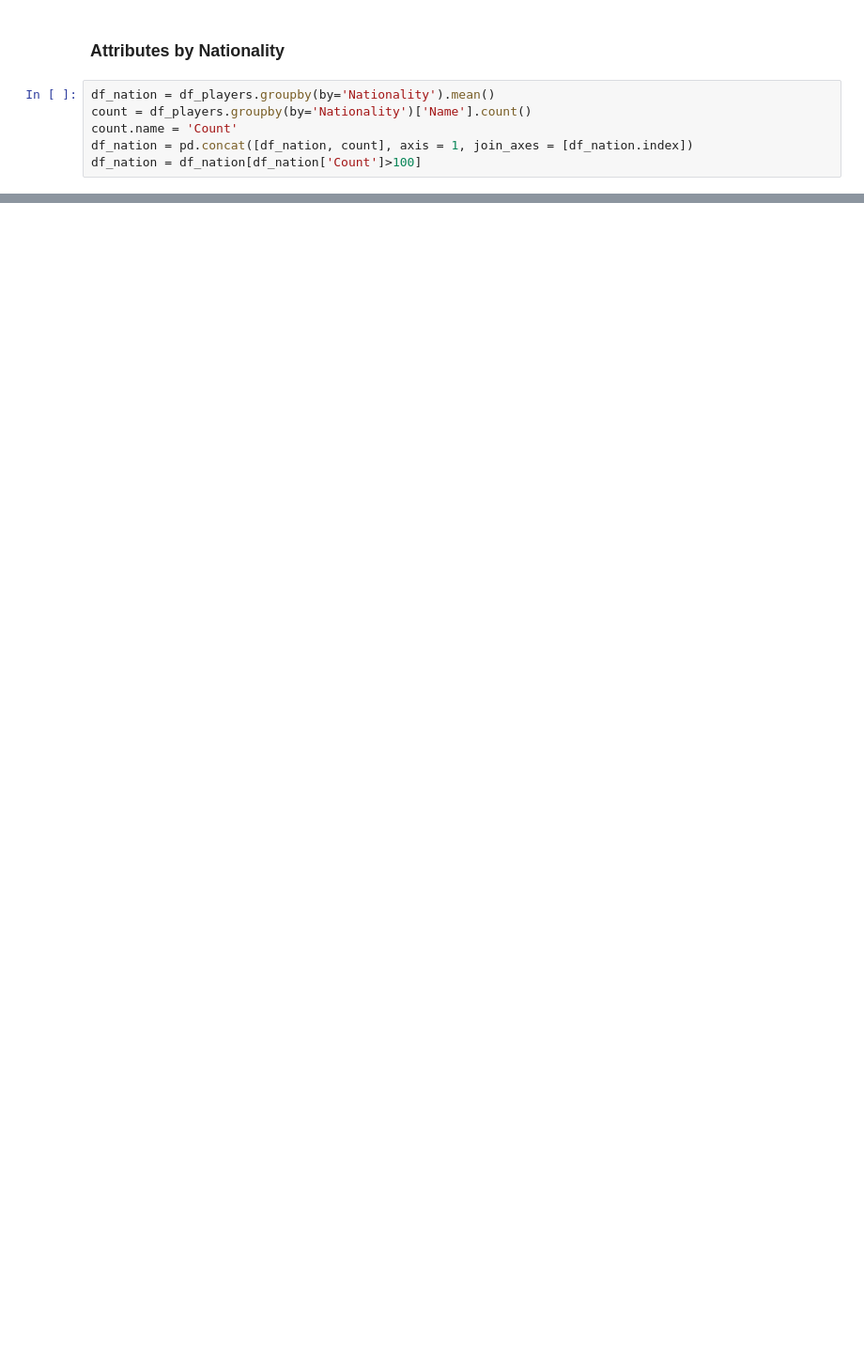
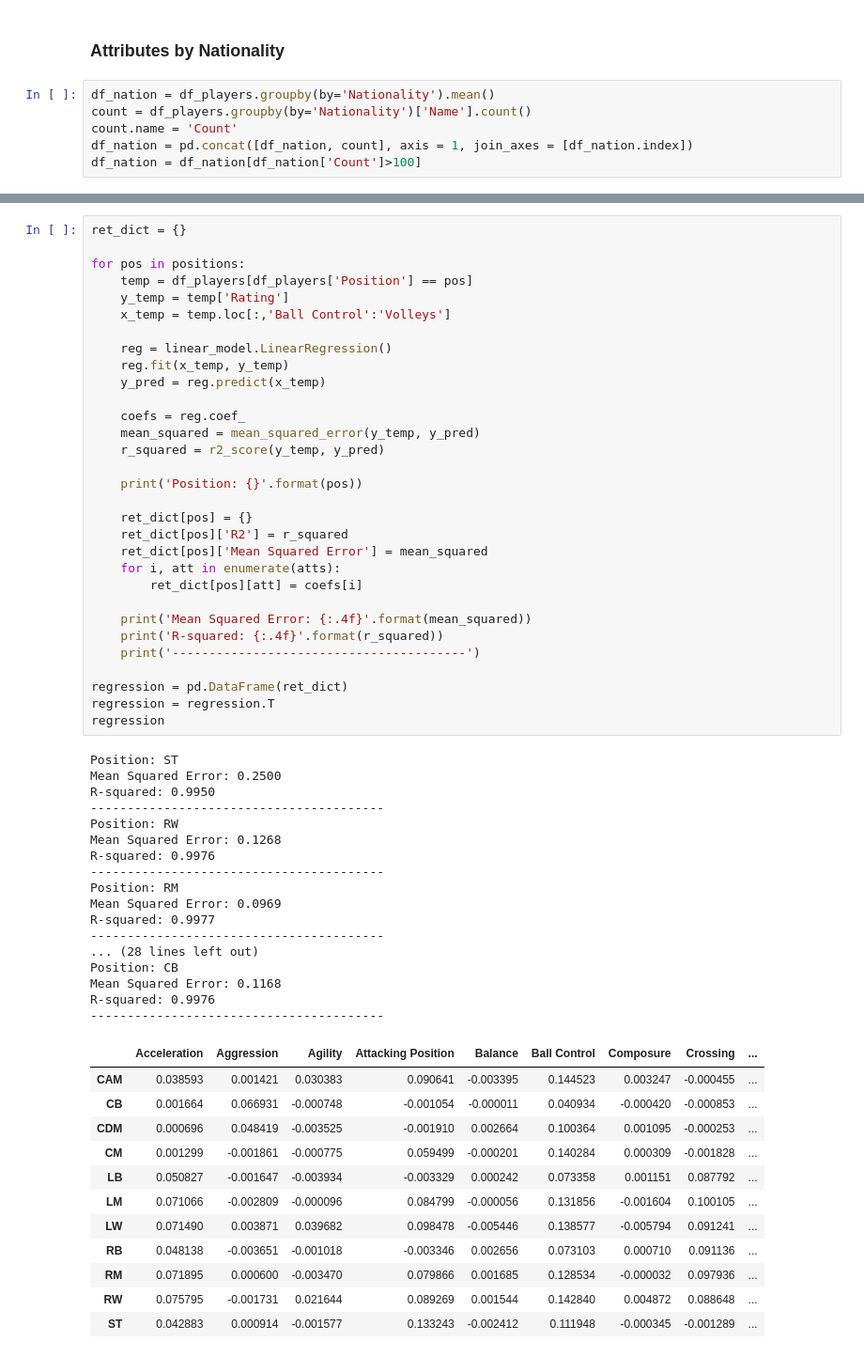
Before and after one commit to hergyherg/fifa17, a Jupyter notebook: Exploring FIFA 17 Data .ipynb, the cells around one changed output, grey strips where cells are left out. Shown at 94% size. Drawn from its saved outputs; the diff is of its cells as text; blank space fills up the shorter version.

Commit message:
Updated for regression and beginning of PCA

```diff
--- a/Exploring FIFA 17 Data .ipynb
+++ b/Exploring FIFA 17 Data .ipynb
@@ -329,0 +386,61 @@ ax = sns.heatmap(df_nation, center = 18, cmap = cmap, vmin = 1, vmax = 35, robus
+# %%
+ret_dict = {}
+
+for pos in positions:
+    temp = df_players[df_players['Position'] == pos]
+    y_temp = temp['Rating']
+    x_temp = temp.loc[:,'Ball Control':'Volleys']
+
+    reg = linear_model.LinearRegression()
+    reg.fit(x_temp, y_temp)
+    y_pred = reg.predict(x_temp)
+
+    coefs = reg.coef_
+    mean_squared = mean_squared_error(y_temp, y_pred)
+    r_squared = r2_score(y_temp, y_pred)
+
+    print('Position: {}'.format(pos))
+
+    ret_dict[pos] = {}
+    ret_dict[pos]['R2'] = r_squared
+    ret_dict[pos]['Mean Squared Error'] = mean_squared
+    for i, att in enumerate(atts):
+        ret_dict[pos][att] = coefs[i]
+
+    print('Mean Squared Error: {:.4f}'.format(mean_squared))
+    print('R-squared: {:.4f}'.format(r_squared))
+    print('----------------------------------------')
+
+regression = pd.DataFrame(ret_dict)
+regression = regression.T
+regression
+# %% [output]
+Position: ST
+Mean Squared Error: 0.2500
+R-squared: 0.9950
+----------------------------------------
+Position: RW
+Mean Squared Error: 0.1268
+R-squared: 0.9976
+----------------------------------------
+Position: RM
+Mean Squared Error: 0.0969
+R-squared: 0.9977
+----------------------------------------
+... (28 lines left out)
+Position: CB
+Mean Squared Error: 0.1168
+R-squared: 0.9976
+----------------------------------------
+|  | Acceleration | Aggression | Agility | Attacking Position | Balance | Ball Control | Composure | Crossing | ... |
+| CAM | 0.038593 | 0.001421 | 0.030383 | 0.090641 | -0.003395 | 0.144523 | 0.003247 | -0.000455 | ... |
+| CB | 0.001664 | 0.066931 | -0.000748 | -0.001054 | -0.000011 | 0.040934 | -0.000420 | -0.000853 | ... |
+| CDM | 0.000696 | 0.048419 | -0.003525 | -0.001910 | 0.002664 | 0.100364 | 0.001095 | -0.000253 | ... |
+| CM | 0.001299 | -0.001861 | -0.000775 | 0.059499 | -0.000201 | 0.140284 | 0.000309 | -0.001828 | ... |
+| LB | 0.050827 | -0.001647 | -0.003934 | -0.003329 | 0.000242 | 0.073358 | 0.001151 | 0.087792 | ... |
+| LM | 0.071066 | -0.002809 | -0.000096 | 0.084799 | -0.000056 | 0.131856 | -0.001604 | 0.100105 | ... |
+| LW | 0.071490 | 0.003871 | 0.039682 | 0.098478 | -0.005446 | 0.138577 | -0.005794 | 0.091241 | ... |
+| RB | 0.048138 | -0.003651 | -0.001018 | -0.003346 | 0.002656 | 0.073103 | 0.000710 | 0.091136 | ... |
+| RM | 0.071895 | 0.000600 | -0.003470 | 0.079866 | 0.001685 | 0.128534 | -0.000032 | 0.097936 | ... |
+| RW | 0.075795 | -0.001731 | 0.021644 | 0.089269 | 0.001544 | 0.142840 | 0.004872 | 0.088648 | ... |
+| ST | 0.042883 | 0.000914 | -0.001577 | 0.133243 | -0.002412 | 0.111948 | -0.000345 | -0.001289 | ... |
```
Also changed, not shown: parts of 30 cells of this notebook, 1 other file.
